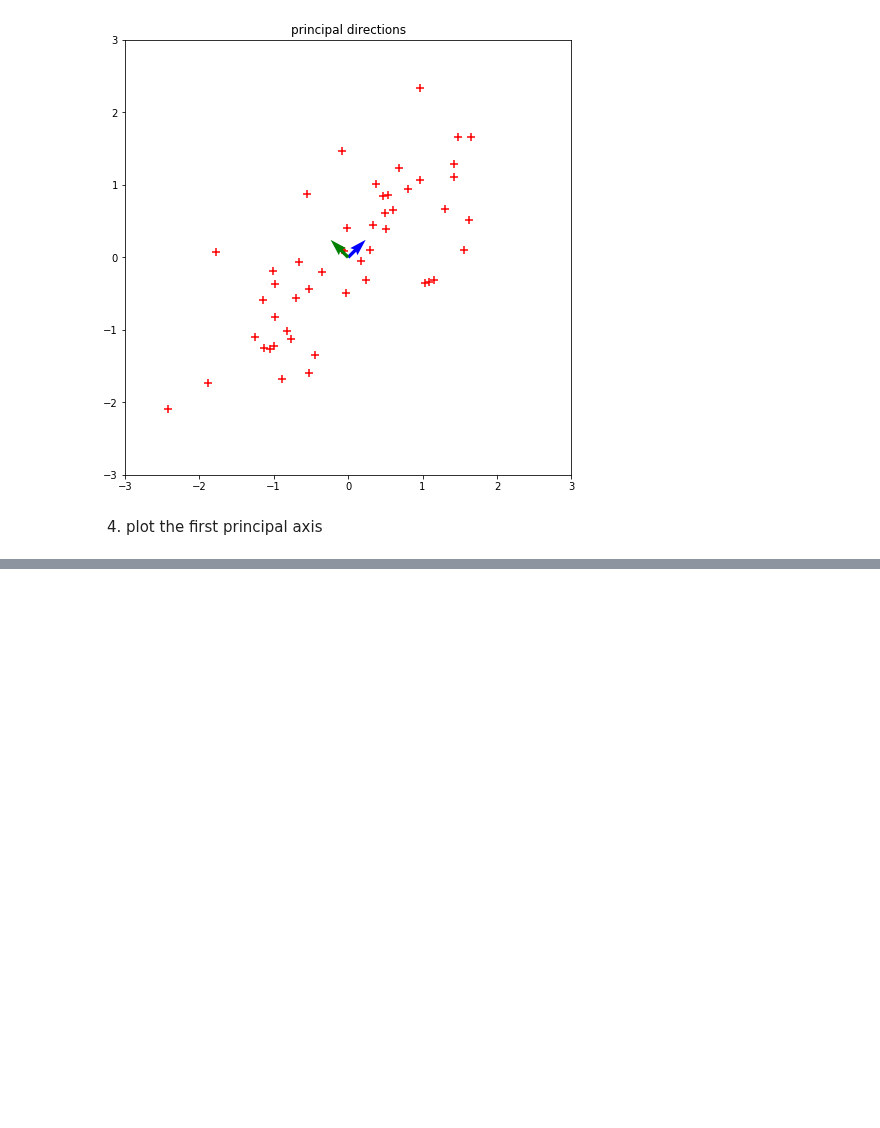
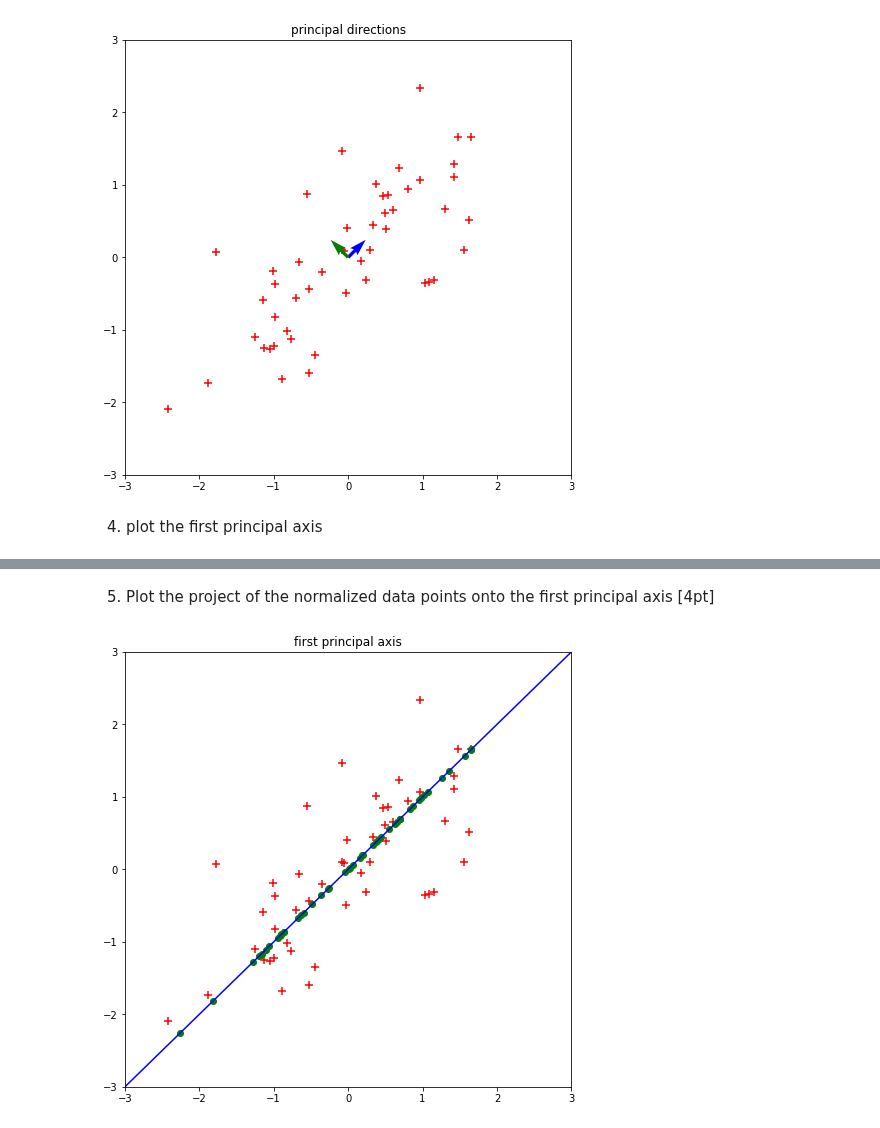
Before and after one commit to insu0929/mlproject, a Jupyter notebook: assign08_20140313.ipynb, the cells around one changed output, grey strips where cells are left out. Cells and saved outputs as stored; diff of their text form; code cells hidden in the pictures; blank space fills up the shorter version.

```diff
--- a/assign08_20140313.ipynb
+++ b/assign08_20140313.ipynb
@@ -59,6 +59,9 @@ pr_vector1, pr_vector2 = compute_principal_direction(covariance)
 # %%
 p_axisX1 = np.linspace(-3,3,100)
 p_axisY1 = (pr_vector1[0] / pr_vector1[1])*p_axisX1
+# %%
+norm_proj1 = compute_projection(Z, pr_vector1)
+norm_proj2 = compute_projection(Z, pr_vector2)
 # %% [markdown]
 1. plot the original data points
 # %%
@@ -104,0 +110,13 @@ plt.show()
+# %% [markdown]
+5. Plot the project of the normalized data points onto the first principal axis [4pt]
+# %%
+plt.figure(1, figsize=(8,8))
+plt.xlim(-3,3)
+plt.ylim(-3,3)
+plt.scatter(xn,yn, c='r', s=80, marker='+')
+plt.scatter(norm_proj1[:,0], norm_proj1[:,1], color='g', marker='o')
+plt.plot(p_axisX1, p_axisY1, color='b')
+plt.title('first principal axis')
+plt.show()
+# %% [output]
+[figure, added]
```
Also changed, not shown: parts of 4 cells of this notebook.
